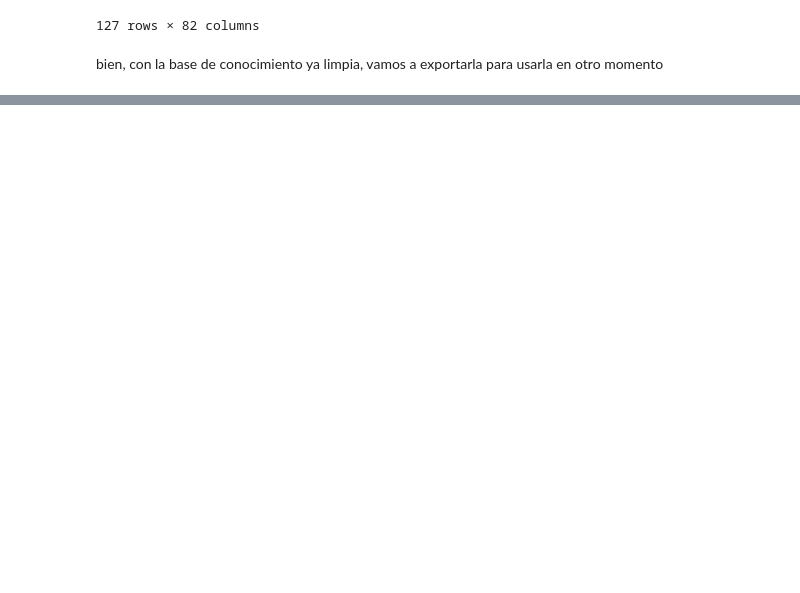
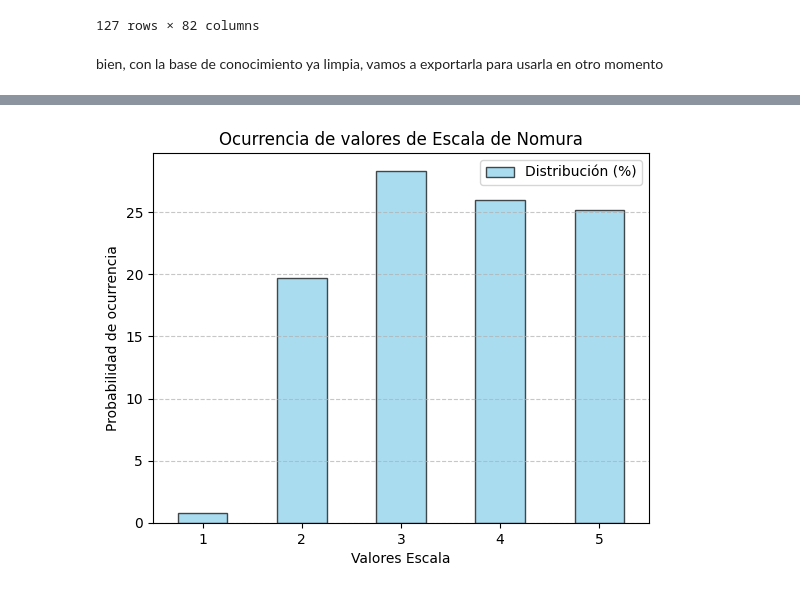
Before and after one commit to AFranlyDz/Backend-HSC-Studio, a Jupyter notebook: notebooks/limpieza_datos.ipynb, the cells around one changed output, grey strips where cells are left out. Cells and saved outputs as stored; diff of their text form; code cells hidden in the pictures; blank space fills up the shorter version.

```diff
--- a/notebooks/limpieza_datos.ipynb
+++ b/notebooks/limpieza_datos.ipynb
@@ -150,2 +184,19 @@ bien, con la base de conocimiento ya limpia, vamos a exportarla para usarla en o
+# %%
+hsc_kb['escala_nomura'] = pd.to_numeric(hsc_kb['escala_nomura'], errors='coerce').dropna().round().astype(int)
+distribucion = hsc_kb['escala_nomura'].value_counts(normalize=True).sort_index() * 100
+
+# Crear el gráfico de barras
+ax = distribucion.plot(kind='bar', color='skyblue', edgecolor='black', alpha=0.7, label='Distribución (%)')
+
+# Personalizar el gráfico
+plt.title('Ocurrencia de valores de Escala de Nomura')
+plt.xlabel('Valores Escala')
+plt.ylabel('Probabilidad de ocurrencia')
+plt.xticks(rotation=0)
+plt.legend()
+plt.grid(axis='y', linestyle='--', alpha=0.7)
+plt.show()
+# %% [output]
+[figure, added]
 # %%
 #hsc_kb.to_csv(r"data\datos_hsc_humad_limpios.csv", sep=';', index=False)
```
Also changed, not shown: parts of 2 cells of this notebook, 3 other files.
